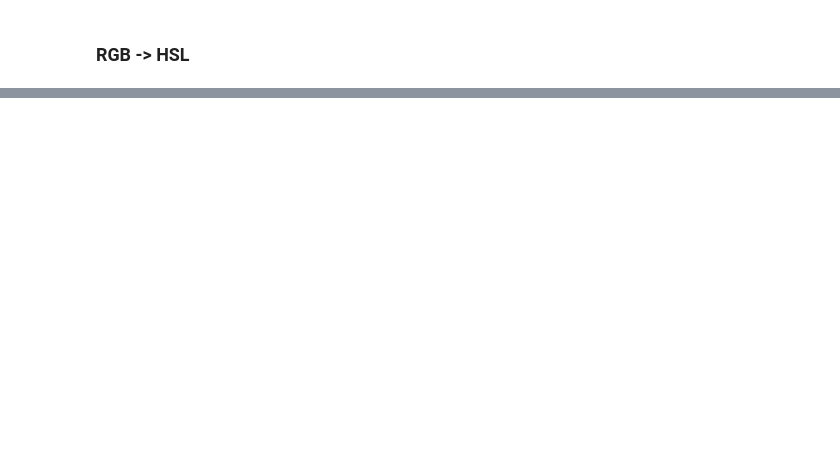
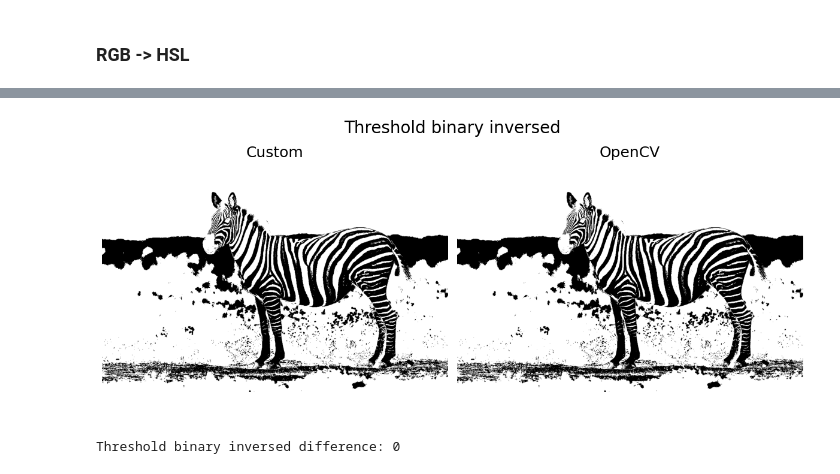
Before and after one commit to agaevthereal/itmo-cv-2026, a Jupyter notebook: lab2/lab2.ipynb, the cells around one changed output, grey strips where cells are left out. Drawn from its saved outputs; the diff is of its cells as text; code cells hidden in the pictures; blank space fills up the shorter version.

```diff
--- a/lab2/lab2.ipynb
+++ b/lab2/lab2.ipynb
@@ -184,0 +209,21 @@ plt.show()
+# %%
+def threshold_binary_inv(image, thresh, max_val):
+    result = np.zeros_like(image)
+    result[image <= thresh] = max_val
+
+    return result
+# %%
+thresh_bin_inv_custom = threshold_binary_inv(
+    img_gray, thresh_value, max_value)
+
+_, thresh_bin_inv_cv2 = cv2.threshold(
+    img_gray, thresh_value, max_value, cv2.THRESH_BINARY_INV)
+
+compare_imgs(
+    thresh_bin_inv_custom,
+    thresh_bin_inv_cv2,
+    'Threshold binary inversed',
+    cmap='gray')
+# %% [output]
+[figure, added]
+Threshold binary inversed difference: 0
```
Also changed, not shown: parts of 13 cells of this notebook.
